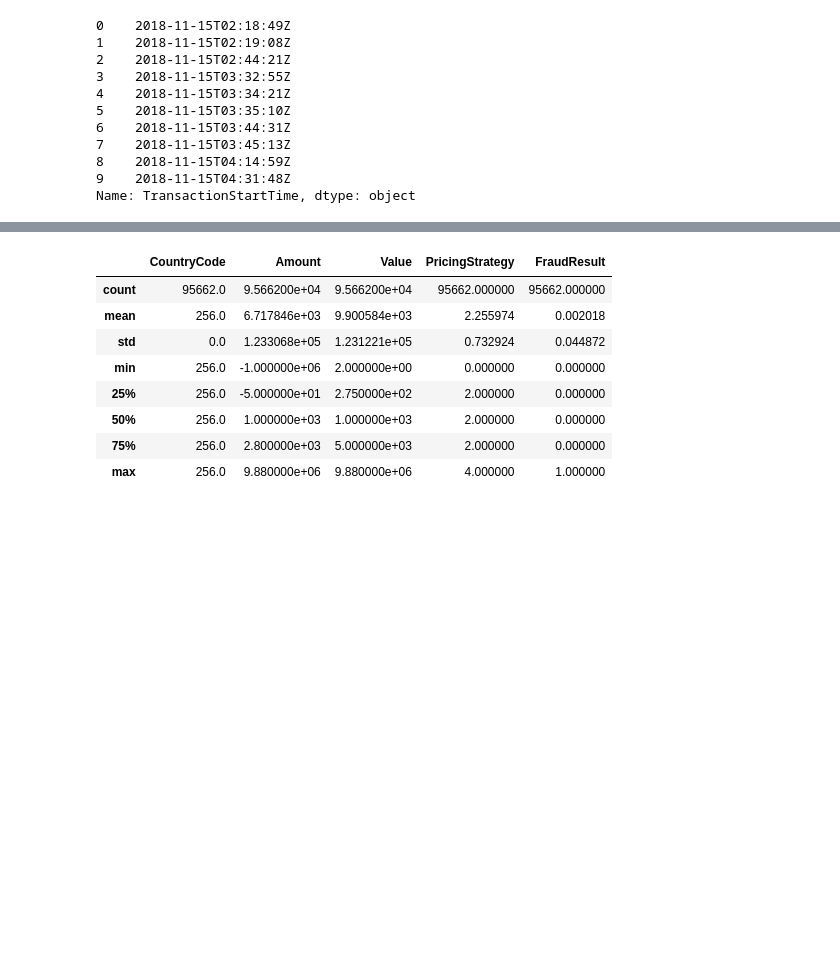
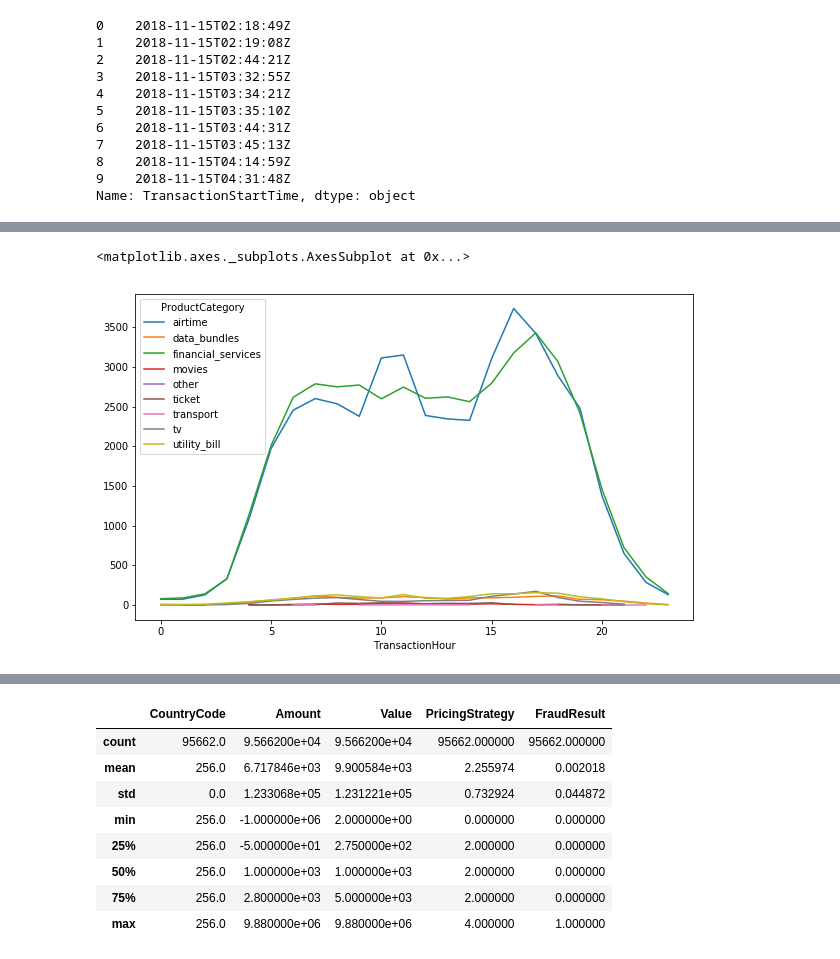
Before and after one commit to wkirui/sturdy-xente, a Jupyter notebook: Xente Fraud Detection Model.ipynb, the cells around one changed output, grey strips where cells are left out. Cells and saved outputs as stored; diff of their text form; code cells hidden in the pictures; blank space fills up the shorter version.

Commit message:
Data Visualization

```diff
--- a/Xente Fraud Detection Model.ipynb
+++ b/Xente Fraud Detection Model.ipynb
@@ -90,7 +77,14 @@ def extract_date(data,column):
 training_data['TransactionStartTime'] = pd.to_datetime(training_data['TransactionStartTime'])
 extract_date(training_data,'TransactionStartTime')
 
-training_data.head()
+
 #classify day of transaction as either weekend or weekday
+training_data['DayofWeek']= np.where(training_data['TransactionDay']>5,'Weekend','Weekday')
 #classify the time of day into morning,afternoon,evening(/night)
-#data["TransactionDayofWeek"]= data[column].apply(lamba x: x.dayofweek)
+time_conditions=[(training_data['TransactionHour'])>18,
+                (training_data['TransactionHour'])>12,
+                (training_data['TransactionHour'])>5]
+time_choices=['Night','Afternoon','Morning']
+
+#split the time
+training_data['TimeofDay']= np.select(time_conditions,time_choices,default='Night')
@@ -103,0 +107,13 @@ training_data.head()
+# %%
+#Data Visualization
+#plot the number of transactions by day
+fig,ax = plt.subplots(figsize=(10,6))
+#summaize transaction by time of day
+#training_data.groupby(['TransactionHour','FraudResult']).count()['TransactionId'].unstack().plot.bar(ax=ax)
+training_data.groupby(['TransactionHour','ProductCategory']).count()['TransactionId'].unstack().plot(ax=ax)
+
+#plt.hist(training_data['TransactionDay']),
+#plt.hist(training_data['TimeofDay'])
+# %% [output]
+<matplotlib.axes._subplots.AxesSubplot at 0x...>
+[figure, added]
```
Also changed, not shown: parts of 10 cells of this notebook.
